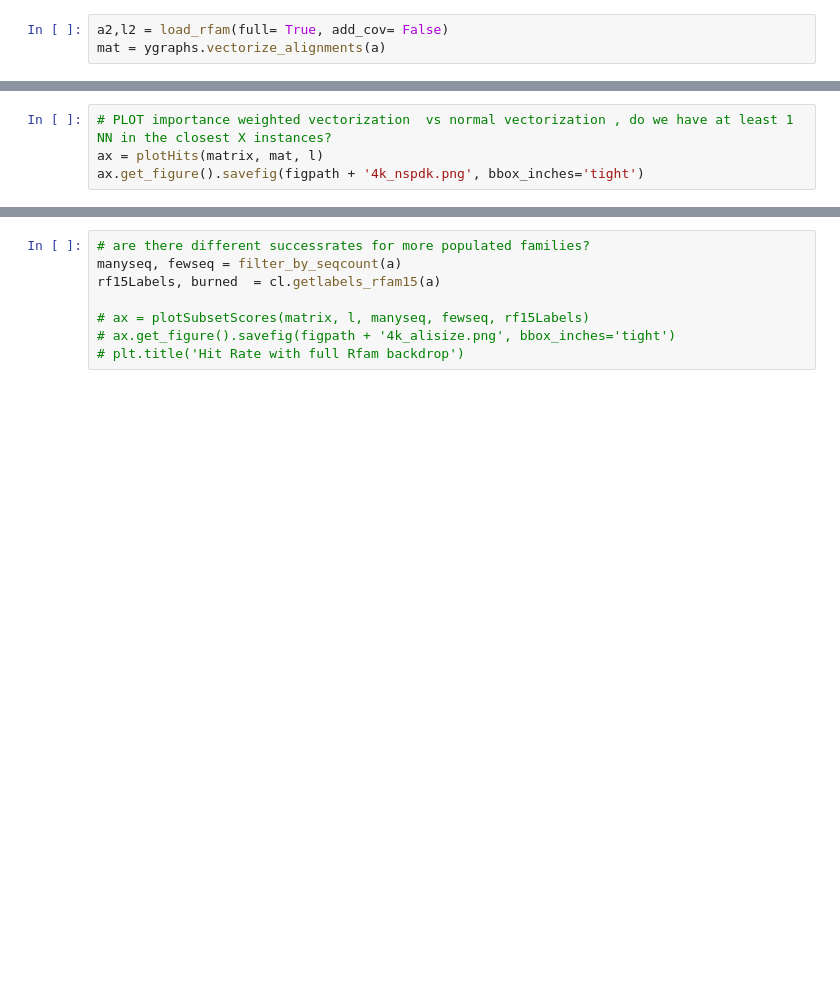
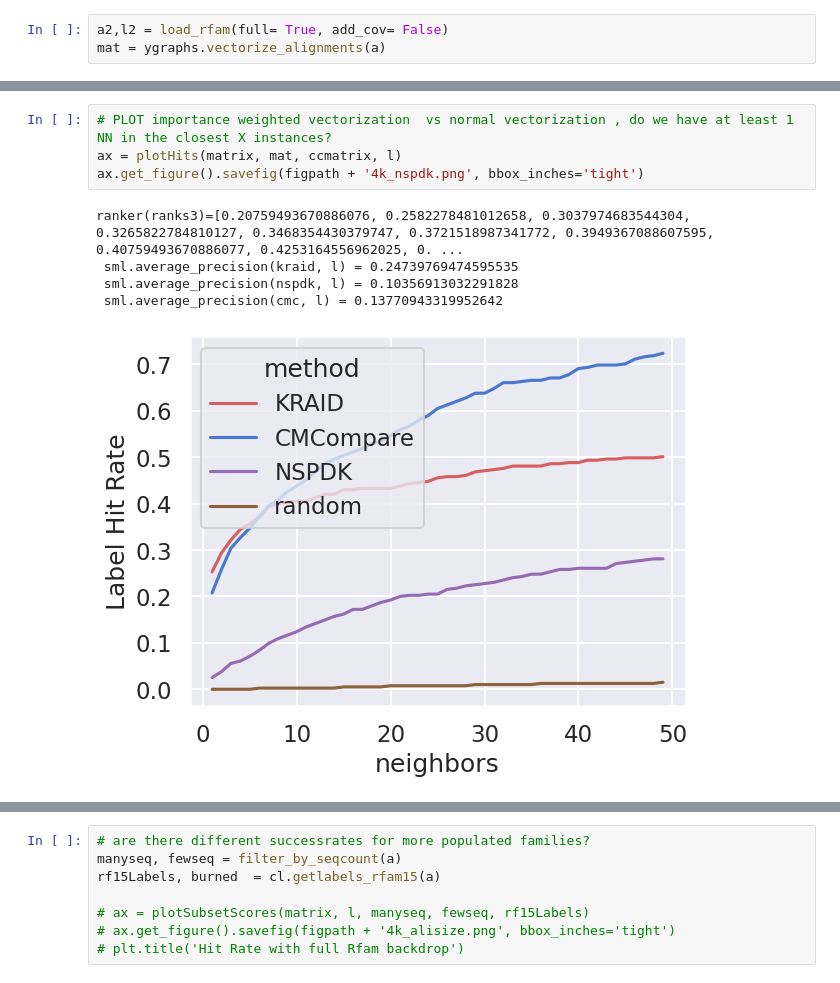
Before and after one commit to smautner/pig, a Jupyter notebook: yoda/scripts/eval_4k.ipynb, the cells around one changed output, grey strips where cells are left out. Saved outputs shown, nothing was run; the diff lists cells and outputs as text; blank space fills up the shorter version.

```diff
--- a/yoda/scripts/eval_4k.ipynb
+++ b/yoda/scripts/eval_4k.ipynb
@@ -43,4 +85,10 @@ mat = ygraphs.vectorize_alignments(a)
 # %%
 # PLOT importance weighted vectorization  vs normal vectorization , do we have at least 1 NN in the closest X instances?
-ax = plotHits(matrix, mat, l)
+ax = plotHits(matrix, mat, ccmatrix, l)
 ax.get_figure().savefig(figpath + '4k_nspdk.png', bbox_inches='tight')
+# %% [output]
+ranker(ranks3)=[0.20759493670886076, 0.2582278481012658, 0.3037974683544304, 0.3265822784810127, 0.3468354430379747, 0.3721518987341772, 0.3949367088607595, 0.40759493670886077, 0.4253164556962025, 0. ...
+ sml.average_precision(kraid, l) = 0.24739769474595535
+ sml.average_precision(nspdk, l) = 0.10356913032291828
+ sml.average_precision(cmc, l) = 0.13770943319952642
+[figure, added]
```
Also changed, not shown: parts of 14 cells of this notebook, 4 other files.
